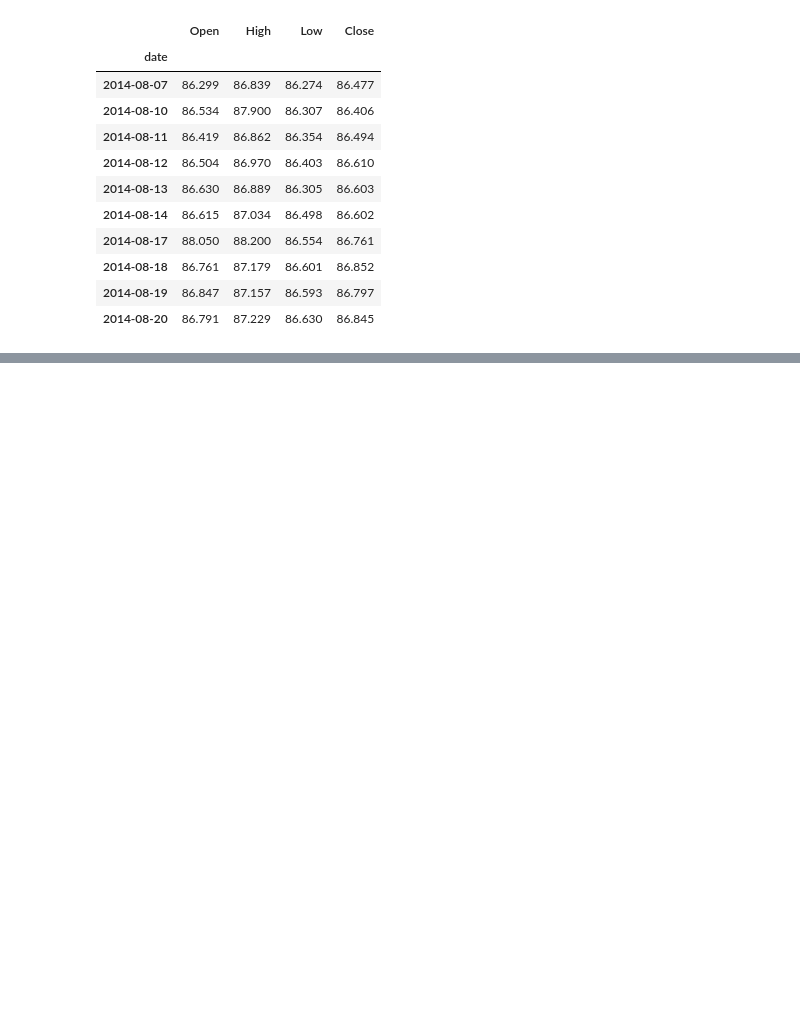
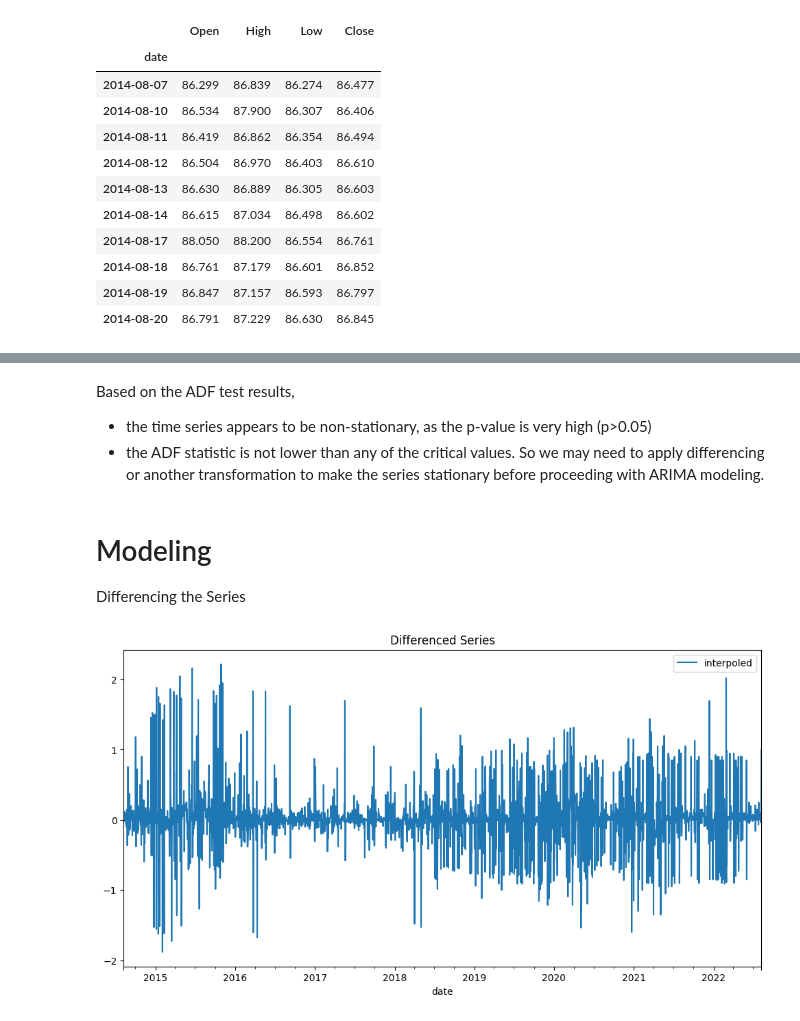
Before and after one commit to memmar1/Project, a Jupyter notebook: test.ipynb, the cells around one changed output, grey strips where cells are left out. Drawn from its saved outputs; the diff is of its cells as text; code cells hidden in the pictures; blank space fills up the shorter version.

```diff
--- a/test.ipynb
+++ b/test.ipynb
@@ -62,0 +211,9 @@ plt.show()
+# %% [markdown]
+Based on the ADF test results,
+- the time series appears to be non-stationary, as the p-value is very high (p>0.05)
+- the ADF statistic is not lower than any of the critical values. So we may need to apply differencing or another transformation to make the series stationary before proceeding with ARIMA modeling.
+# %% [markdown]
+# Modeling
+Differencing the Series
+# %%
+df_diff = df_train.diff().dropna()
@@ -62,0 +224,7 @@ plt.show()
+# %%
+# Plot the differenced series
+df_diff.plot(figsize=(12, 6))
+plt.title('Differenced Series')
+plt.show()
+# %% [output]
+[figure, added]
```
Also changed, not shown: parts of 90 cells of this notebook.
